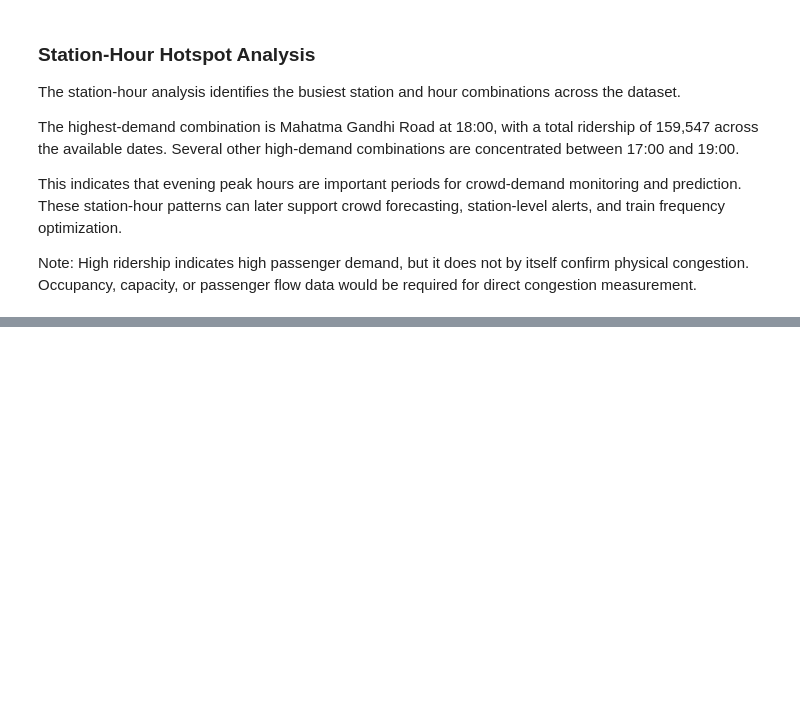
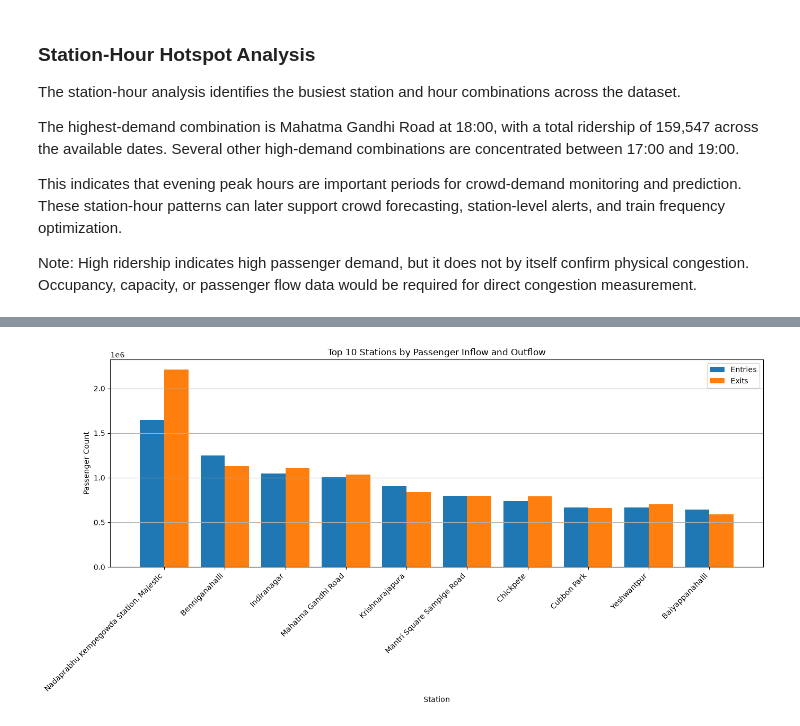
Before and after one commit to springboardmentor443m-coder/Predictive-Public-Transit-Intelligence-Platform-for-Crowd-Management-and-Schedule-Optimization, a Jupyter notebook: notebooks/BMRCL_Ridership_Analysis.ipynb, the cells around one changed output, grey strips where cells are left out. Cells and saved outputs as stored; diff of their text form; code cells hidden in the pictures; blank space fills up the shorter version.

```diff
--- a/notebooks/BMRCL_Ridership_Analysis.ipynb
+++ b/notebooks/BMRCL_Ridership_Analysis.ipynb
@@ -766,0 +1124,45 @@ Note: High ridership indicates high passenger demand, but it does not by itself
+# %%
+# Plot top 10 stations by passenger inflow
+
+top_stations = (
+    station_flow
+    .sort_values("Ridership_entry", ascending=False)
+    .head(10)
+)
+
+x = range(len(top_stations))
+
+plt.figure(figsize=(14, 7))
+
+plt.bar(
+    [i - 0.2 for i in x],
+    top_stations["Ridership_entry"],
+    width=0.4,
+    label="Entries"
+)
+
+plt.bar(
+    [i + 0.2 for i in x],
+    top_stations["Ridership_exit"],
+    width=0.4,
+    label="Exits"
+)
+
+plt.xlabel("Station")
+plt.ylabel("Passenger Count")
+plt.title("Top 10 Stations by Passenger Inflow and Outflow")
+
+plt.xticks(
+    x,
+    top_stations["Station"],
+    rotation=45,
+    ha="right"
+)
+
+plt.legend()
+plt.grid(axis="y")
+
+plt.tight_layout()
+plt.show()
+# %% [output]
+[figure, added]
```
Also changed, not shown: parts of 15 cells of this notebook, 1 other file.
